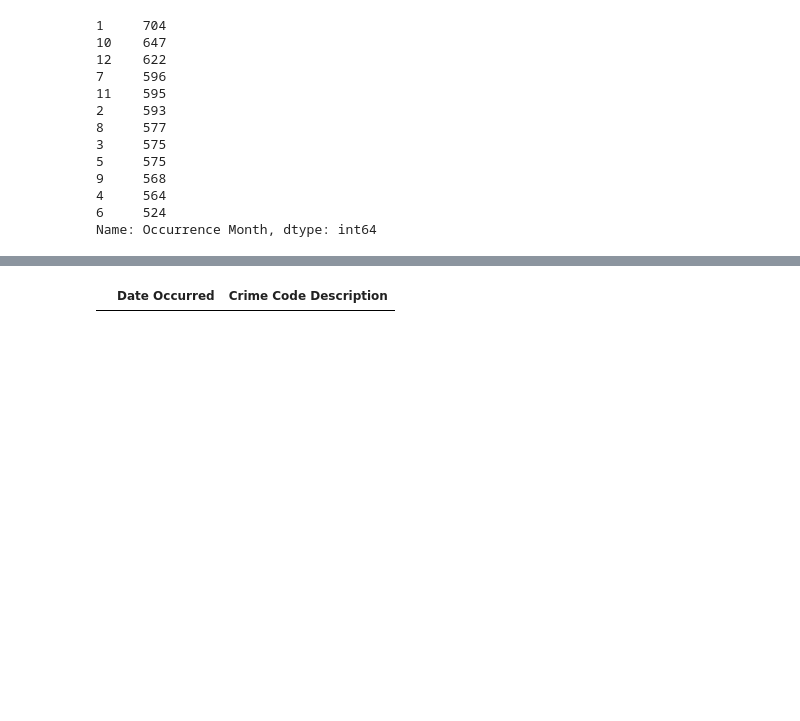
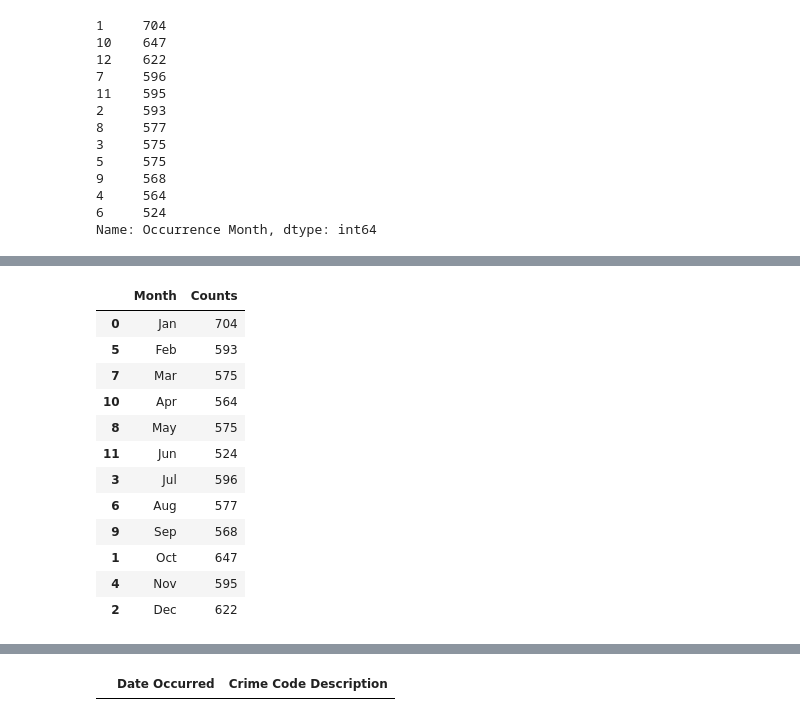
Before and after one commit to egome007/Project_1, a Jupyter notebook: code/data.lacity.org_api-pull.ipynb, the cells around one changed output, grey strips where cells are left out. Drawn from its saved outputs; the diff is of its cells as text; code cells hidden in the pictures; blank space fills up the shorter version.

```diff
--- a/code/data.lacity.org_api-pull.ipynb
+++ b/code/data.lacity.org_api-pull.ipynb
@@ -204,0 +208,22 @@ KeyError: 'Occurrence Month'
+# %%
+#create a dataframe from a series
+
+data_dict = {'Month' : month_counts["index"], 'Counts' : month_counts["Counts"]}
+month_counts_df = pd.DataFrame(data_dict)
+month_counts_df = month_counts_df.sort_values(by=['Month'], ascending=True)
+month_counts_df["Month"] = month_counts_df["Month"].apply(lambda x: calendar.month_abbr[x])
+month_counts_df
+# %% [output]
+|  | Month | Counts |
+| 0 | Jan | 704 |
+| 5 | Feb | 593 |
+| 7 | Mar | 575 |
+| 10 | Apr | 564 |
+| 8 | May | 575 |
+| 11 | Jun | 524 |
+| 3 | Jul | 596 |
+| 6 | Aug | 577 |
+| 9 | Sep | 568 |
+| 1 | Oct | 647 |
+| 4 | Nov | 595 |
+| 2 | Dec | 622 |
```
Also changed, not shown: parts of 11 cells of this notebook, 1 other file.
